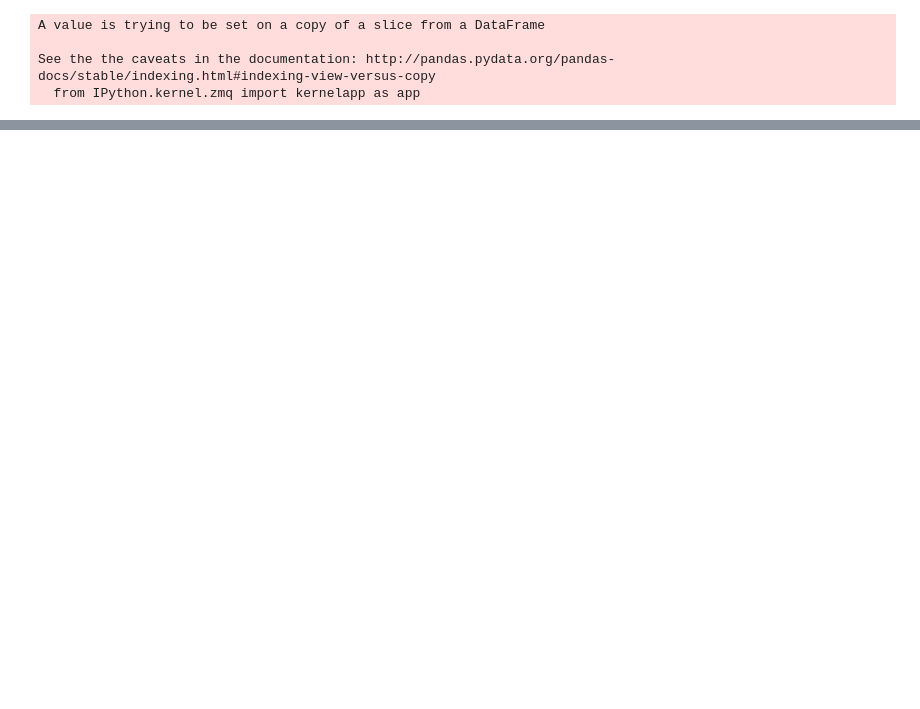
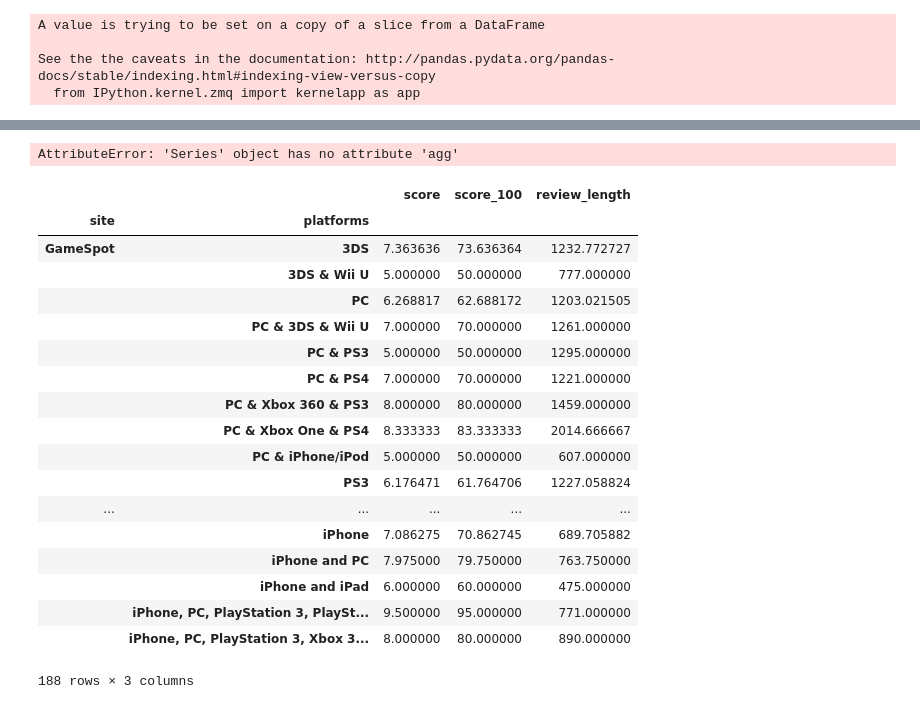
Before and after one commit to wotashu/gamers, a Jupyter notebook: Concat_sites_updated.ipynb, the cells around one changed output, grey strips where cells are left out. Cells and saved outputs as stored; diff of their text form; code cells hidden in the pictures; blank space fills up the shorter version.

```diff
--- a/Concat_sites_updated.ipynb
+++ b/Concat_sites_updated.ipynb
@@ -204,0 +182,27 @@ groups.head()
+# %%
+by_site_summary = results['review_length'].agg([np.sum, np.mean, np.std])
+# %% [output]
+AttributeError: 'Series' object has no attribute 'agg'
+# %%
+by_platform = results.groupby(['site', 'platforms'])
+by_platform.mean()
+# %% [output]
+|  |  | score | score_100 | review_length |
+| site | platforms |  |  |  |
+| GameSpot | 3DS | 7.363636 | 73.636364 | 1232.772727 |
+|  | 3DS & Wii U | 5.000000 | 50.000000 | 777.000000 |
+|  | PC | 6.268817 | 62.688172 | 1203.021505 |
+|  | PC & 3DS & Wii U | 7.000000 | 70.000000 | 1261.000000 |
+|  | PC & PS3 | 5.000000 | 50.000000 | 1295.000000 |
+|  | PC & PS4 | 7.000000 | 70.000000 | 1221.000000 |
+|  | PC & Xbox 360 & PS3 | 8.000000 | 80.000000 | 1459.000000 |
+|  | PC & Xbox One & PS4 | 8.333333 | 83.333333 | 2014.666667 |
+|  | PC & iPhone/iPod | 5.000000 | 50.000000 | 607.000000 |
+|  | PS3 | 6.176471 | 61.764706 | 1227.058824 |
+| ... | ... | ... | ... | ... |
+|  | iPhone | 7.086275 | 70.862745 | 689.705882 |
+|  | iPhone and PC | 7.975000 | 79.750000 | 763.750000 |
+|  | iPhone and iPad | 6.000000 | 60.000000 | 475.000000 |
+|  | iPhone, PC, PlayStation 3, PlaySt... | 9.500000 | 95.000000 | 771.000000 |
+|  | iPhone, PC, PlayStation 3, Xbox 3... | 8.000000 | 80.000000 | 890.000000 |
+188 rows × 3 columns
```
Also changed, not shown: parts of 11 cells of this notebook, 4 other files.
